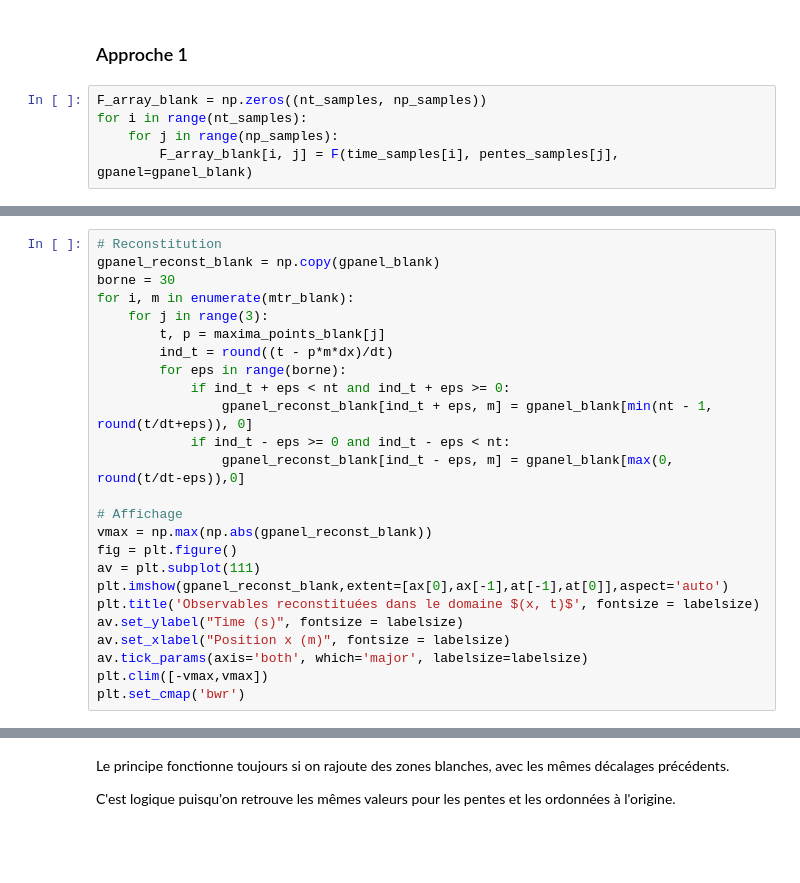
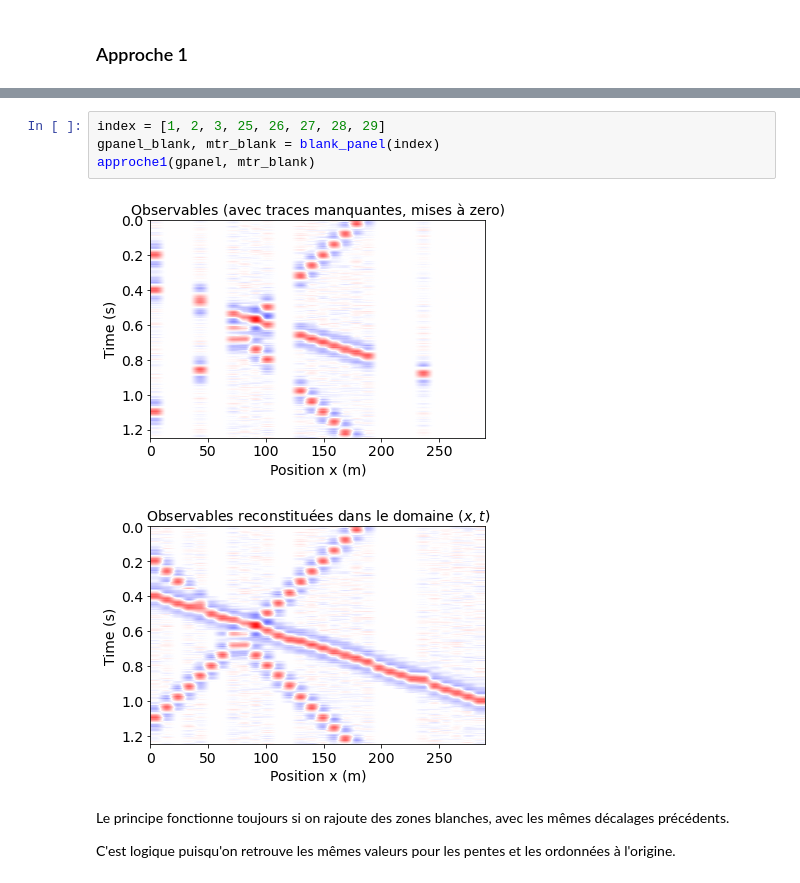
Before and after one commit to gabrielleberrada/projet_traitement_signal, a Jupyter notebook: mini_projet_interpolation/mini_projet_groupe3.ipynb, the cells around one changed output, grey strips where cells are left out. Saved outputs shown, nothing was run; the diff lists cells and outputs as text; blank space fills up the shorter version.

```diff
--- a/mini_projet_interpolation/mini_projet_groupe3.ipynb
+++ b/mini_projet_interpolation/mini_projet_groupe3.ipynb
@@ -856,8 +857,3 @@ gpanel_blank, mtr_blank = blank_panel(index)
 [figure]
 # %% [markdown]
 ### Approche 1
-# %%
-F_array_blank = np.zeros((nt_samples, np_samples))
-for i in range(nt_samples):
-    for j in range(np_samples):
-        F_array_blank[i, j] = F(time_samples[i], pentes_samples[j], gpanel=gpanel_blank)
@@ -893,25 +859,0 @@ t3, p3 = maxima_points_blank[2]
-# %%
-# Reconstitution
-gpanel_reconst_blank = np.copy(gpanel_blank)
-borne = 30
-for i, m in enumerate(mtr_blank):
-    for j in range(3):
-        t, p = maxima_points_blank[j]
-        ind_t = round((t - p*m*dx)/dt)
-        for eps in range(borne):
-            if ind_t + eps < nt and ind_t + eps >= 0:
-                gpanel_reconst_blank[ind_t + eps, m] = gpanel_blank[min(nt - 1, round(t/dt+eps)), 0]
-            if ind_t - eps >= 0 and ind_t - eps < nt:
-                gpanel_reconst_blank[ind_t - eps, m] = gpanel_blank[max(0, round(t/dt-eps)),0]
-
-# Affichage
-vmax = np.max(np.abs(gpanel_reconst_blank))
-fig = plt.figure()
-av = plt.subplot(111)
-plt.imshow(gpanel_reconst_blank,extent=[ax[0],ax[-1],at[-1],at[0]],aspect='auto')
-plt.title('Observables reconstituées dans le domaine $(x, t)$', fontsize = labelsize)
-av.set_ylabel("Time (s)", fontsize = labelsize)
-av.set_xlabel("Position x (m)", fontsize = labelsize)
-av.tick_params(axis='both', which='major', labelsize=labelsize)
-plt.clim([-vmax,vmax])
-plt.set_cmap('bwr')
@@ -920,3 +928,10 @@ plt.set_cmap('bwr')
+# %%
+index = [1, 2, 3, 25, 26, 27, 28, 29]
+gpanel_blank, mtr_blank = blank_panel(index)
+approche1(gpanel, mtr_blank)
+# %% [output]
+[figure, added]
+[figure, added]
 # %% [markdown]
 Le principe fonctionne toujours si on rajoute des zones blanches, avec les mêmes décalages précédents.
 
```
Also changed, not shown: parts of 17 cells of this notebook, 2 other files.
